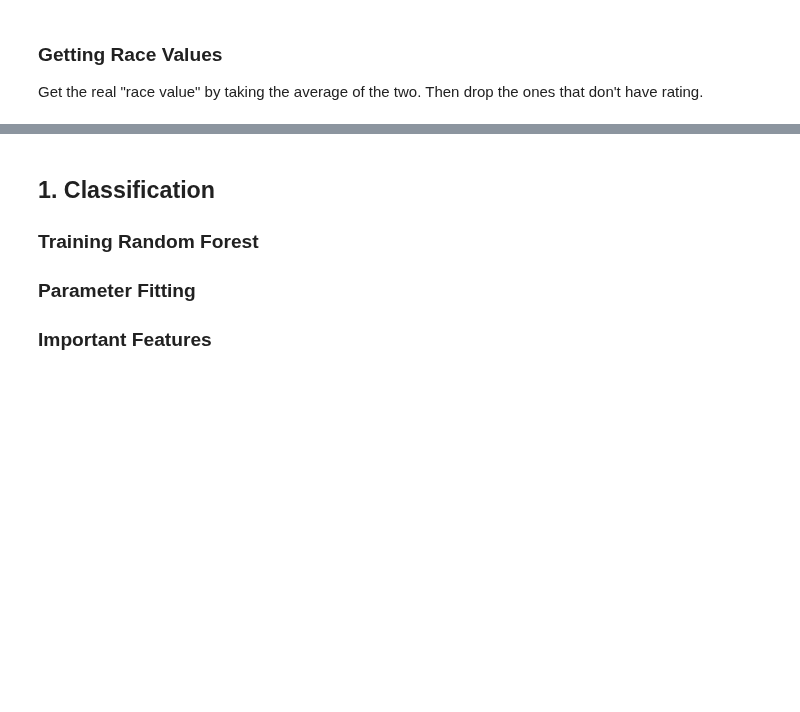
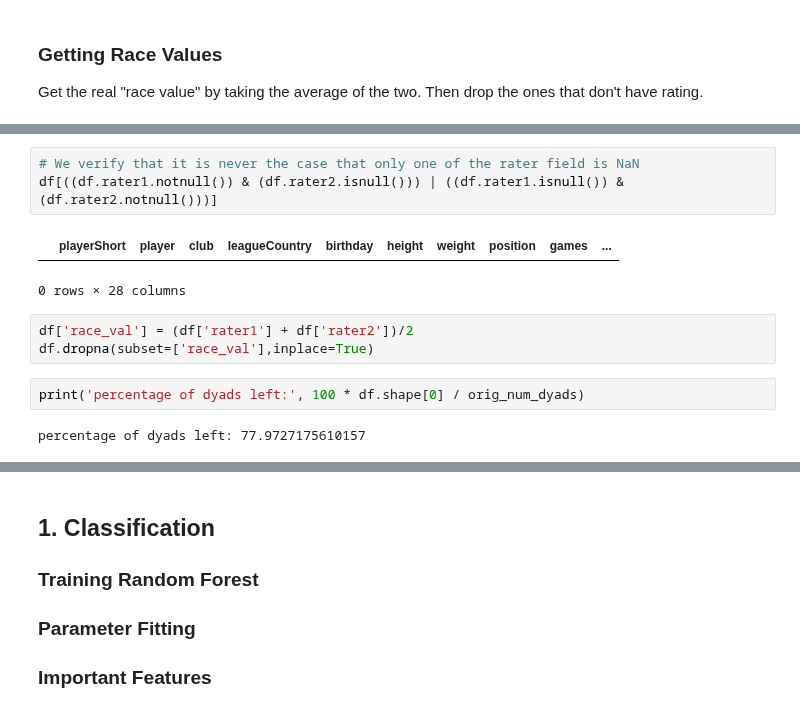
Before and after one commit to kirtanp/ADA-EPFL-2016, a Jupyter notebook: Lab4/soccer_race.ipynb, the cells around one changed output, grey strips where cells are left out. Cells and saved outputs as stored; diff of their text form; blank space fills up the shorter version.

```diff
--- a/Lab4/soccer_race.ipynb
+++ b/Lab4/soccer_race.ipynb
@@ -146,0 +64,13 @@ train_cat_data_df
+# %%
+# We verify that it is never the case that only one of the rater field is NaN
+df[((df.rater1.notnull()) & (df.rater2.isnull())) | ((df.rater1.isnull()) & (df.rater2.notnull()))]
+# %% [output]
+|  | playerShort | player | club | leagueCountry | birthday | height | weight | position | games | ... |
+0 rows × 28 columns
+# %%
+df['race_val'] = (df['rater1'] + df['rater2'])/2
+df.dropna(subset=['race_val'],inplace=True)
+# %%
+print('percentage of dyads left:', 100 * df.shape[0] / orig_num_dyads)
+# %% [output]
+percentage of dyads left: 77.9727175610157
```
Also changed, not shown: parts of 37 cells of this notebook.
